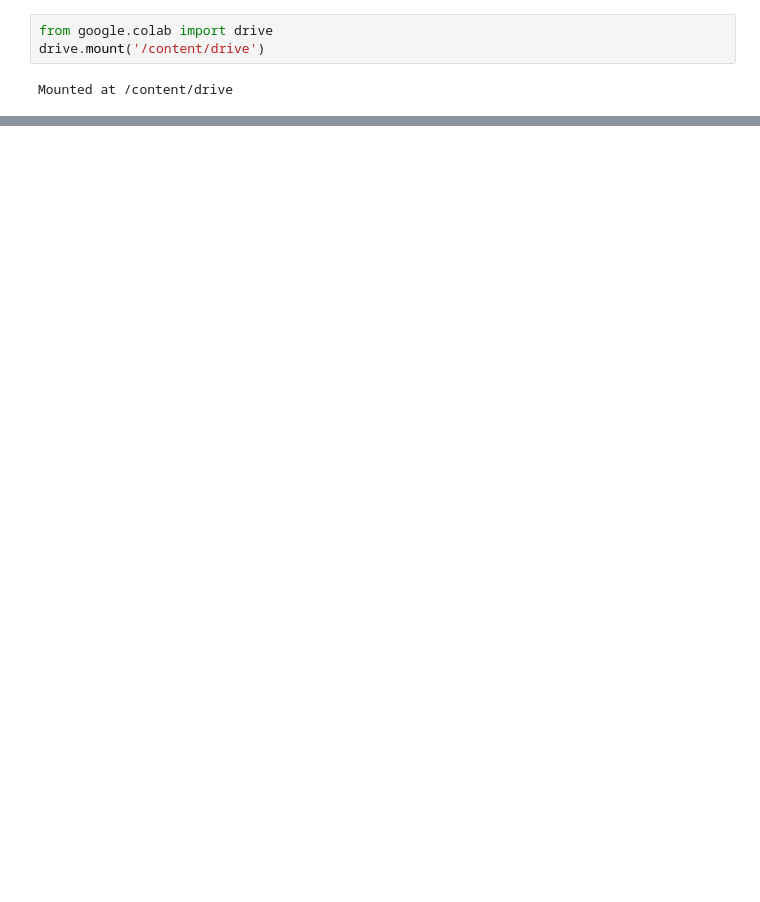
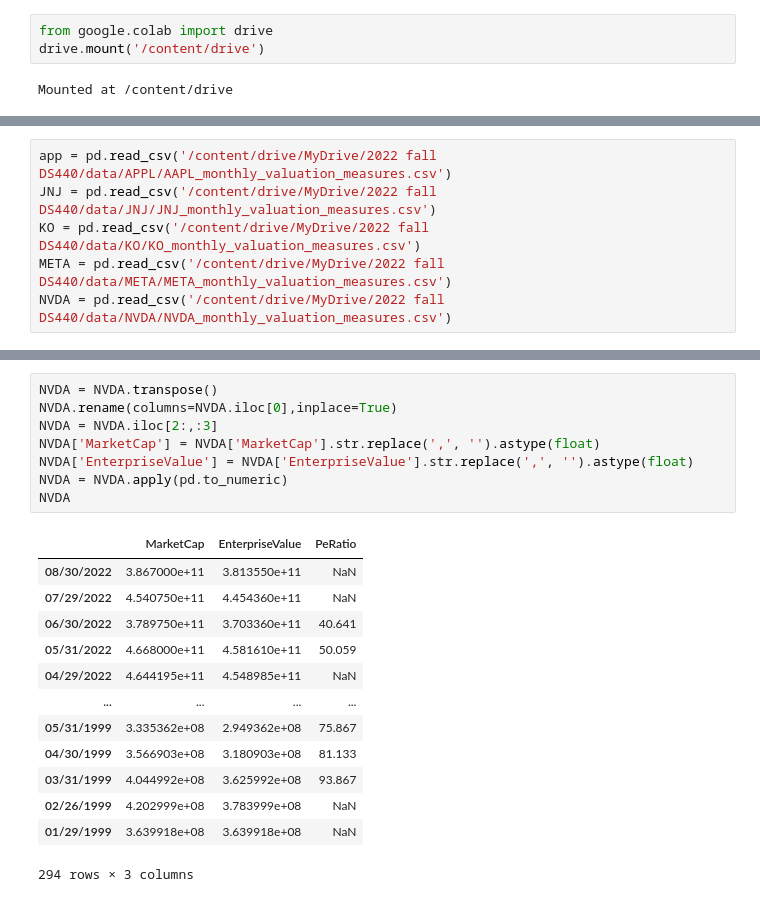
Before and after one commit to ds330wkguys/project_code, a Jupyter notebook: stat_interpolate.ipynb, the cells around one changed output, grey strips where cells are left out. Saved outputs shown, nothing was run; the diff lists cells and outputs as text; blank space fills up the shorter version.

```diff
--- a/stat_interpolate.ipynb
+++ b/stat_interpolate.ipynb
@@ -84,0 +17,6 @@ first.interpolate(method='values')
+# %%
+app = pd.read_csv('/content/drive/MyDrive/2022 fall DS440/data/APPL/AAPL_monthly_valuation_measures.csv')
+JNJ = pd.read_csv('/content/drive/MyDrive/2022 fall DS440/data/JNJ/JNJ_monthly_valuation_measures.csv')
+KO = pd.read_csv('/content/drive/MyDrive/2022 fall DS440/data/KO/KO_monthly_valuation_measures.csv')
+META = pd.read_csv('/content/drive/MyDrive/2022 fall DS440/data/META/META_monthly_valuation_measures.csv')
+NVDA = pd.read_csv('/content/drive/MyDrive/2022 fall DS440/data/NVDA/NVDA_monthly_valuation_measures.csv')
@@ -84,0 +54,22 @@ first.interpolate(method='values')
+# %%
+NVDA = NVDA.transpose()
+NVDA.rename(columns=NVDA.iloc[0],inplace=True)
+NVDA = NVDA.iloc[2:,:3]
+NVDA['MarketCap'] = NVDA['MarketCap'].str.replace(',', '').astype(float)
+NVDA['EnterpriseValue'] = NVDA['EnterpriseValue'].str.replace(',', '').astype(float)
+NVDA = NVDA.apply(pd.to_numeric)
+NVDA
+# %% [output]
+|  | MarketCap | EnterpriseValue | PeRatio |
+| 08/30/2022 | 3.867000e+11 | 3.813550e+11 | NaN |
+| 07/29/2022 | 4.540750e+11 | 4.454360e+11 | NaN |
+| 06/30/2022 | 3.789750e+11 | 3.703360e+11 | 40.641 |
+| 05/31/2022 | 4.668000e+11 | 4.581610e+11 | 50.059 |
+| 04/29/2022 | 4.644195e+11 | 4.548985e+11 | NaN |
+| ... | ... | ... | ... |
+| 05/31/1999 | 3.335362e+08 | 2.949362e+08 | 75.867 |
+| 04/30/1999 | 3.566903e+08 | 3.180903e+08 | 81.133 |
+| 03/31/1999 | 4.044992e+08 | 3.625992e+08 | 93.867 |
+| 02/26/1999 | 4.202999e+08 | 3.783999e+08 | NaN |
+| 01/29/1999 | 3.639918e+08 | 3.639918e+08 | NaN |
+294 rows × 3 columns
```
Also changed, not shown: parts of 31 cells of this notebook.
